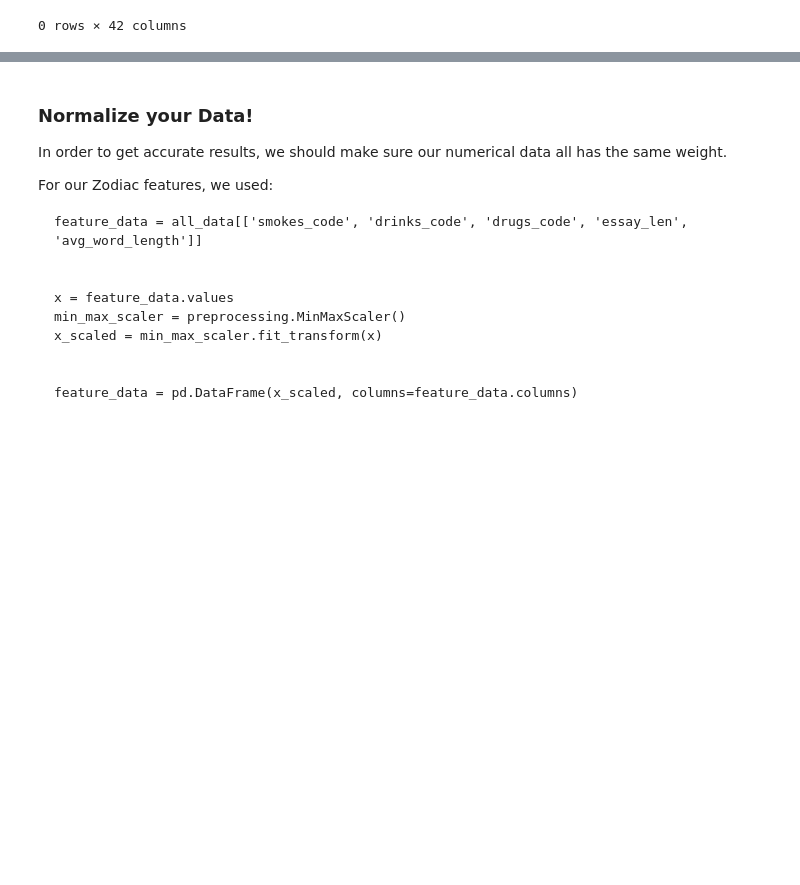
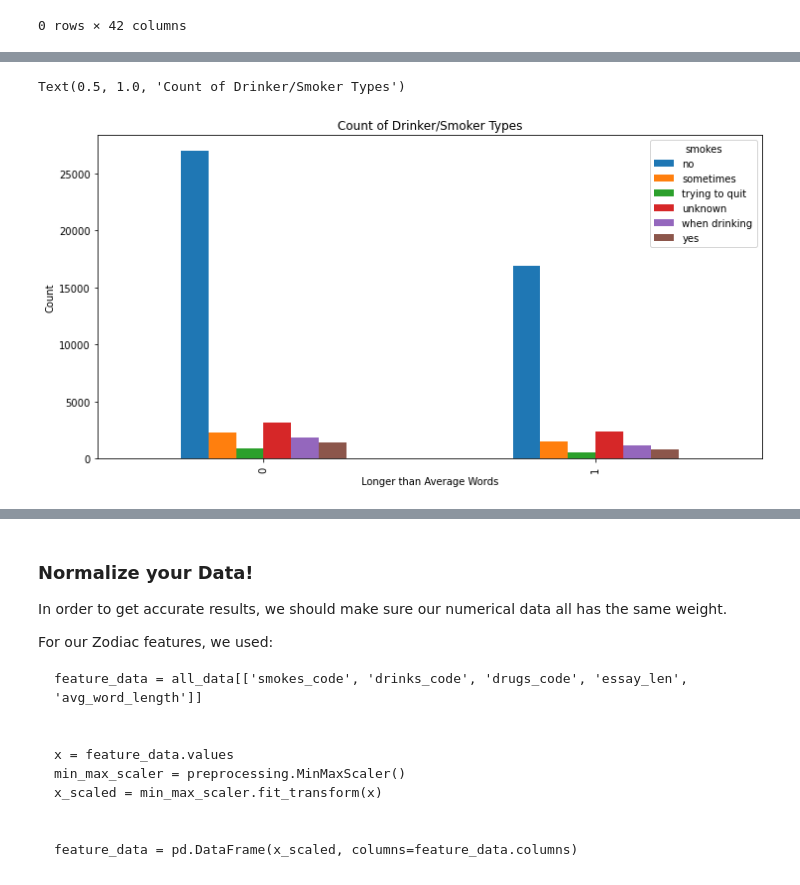
Before and after one commit to rmartino217/CodeAcademy-Build-a-Machine-Learning-Model-with-Python, a Jupyter notebook: Capstone.ipynb, the cells around one changed output, grey strips where cells are left out. Saved outputs shown, nothing was run; the diff lists cells and outputs as text; code cells hidden in the pictures; blank space fills up the shorter version.

```diff
--- a/Capstone.ipynb
+++ b/Capstone.ipynb
@@ -821,0 +921,21 @@ df[df['sign_selection'].isna()]
+# %%
+df_pivot = pd.pivot_table(finaldf.groupby(['uses_longer_than_average_words','smokes']).size().to_frame().reset_index().rename(columns={0:'count'}),
+values="count",
+index="uses_longer_than_average_words",
+columns="smokes",
+aggfunc=np.sum
+)
+
+# Plot a bar chart using the DF
+ax = df_pivot.plot(kind="bar")
+# Get a Matplotlib figure from the axes object for formatting purposes
+fig = ax.get_figure()
+# Change the plot dimensions (width, height)
+fig.set_size_inches(12, 6)
+# Change the axes labels
+ax.set_xlabel("Longer than Average Words")
+ax.set_ylabel("Count")
+ax.set_title('Count of Drinker/Smoker Types')
+# %% [output]
+Text(0.5, 1.0, 'Count of Drinker/Smoker Types')
+[figure, added]
```
Also changed, not shown: parts of 19 cells of this notebook.
